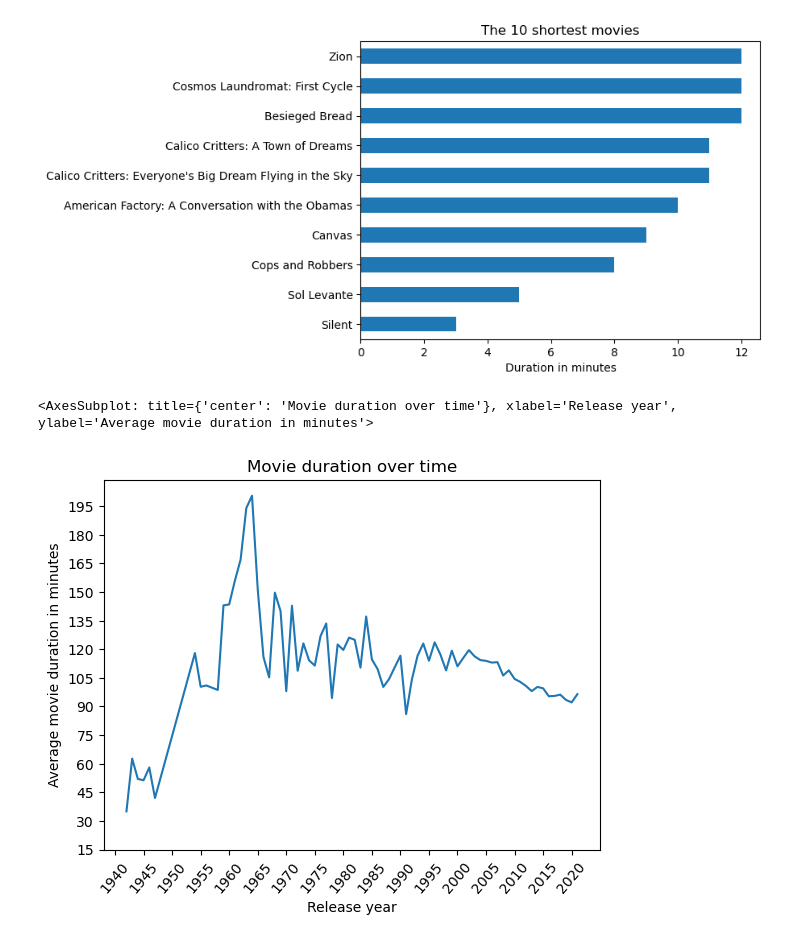
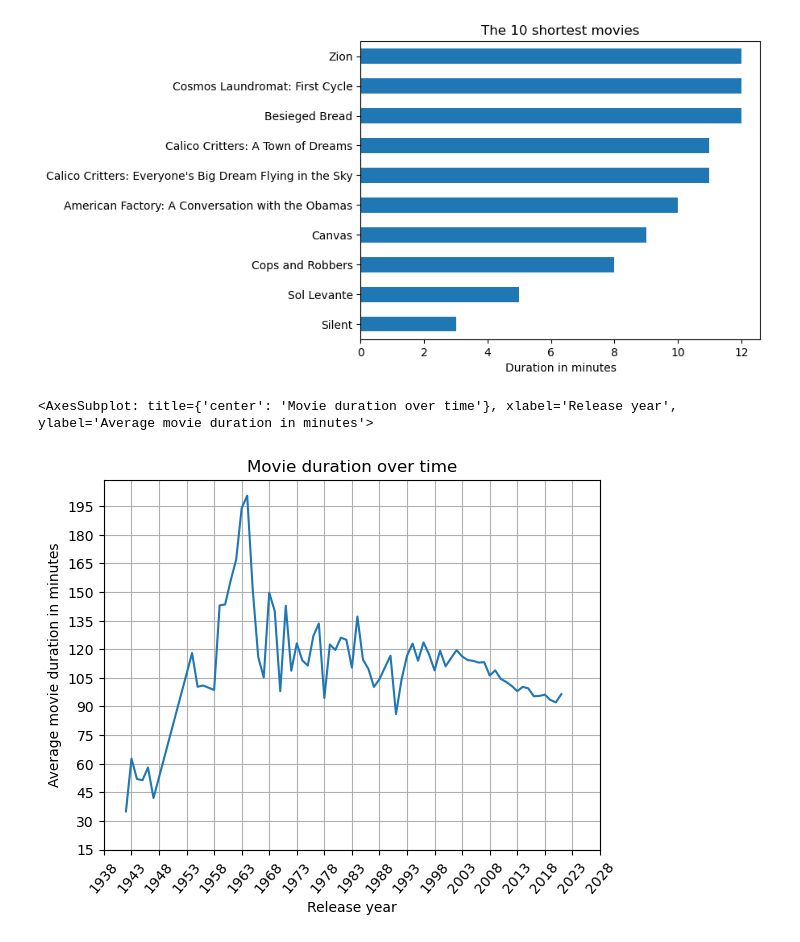
Before and after one commit to lduktus/ta-python, a Jupyter notebook: Netflix.ipynb, the cells around one changed output. Drawn from its saved outputs; the diff is of its cells as text; code cells hidden in the pictures.

```diff
--- a/Netflix.ipynb
+++ b/Netflix.ipynb
@@ -8,7 +12,7 @@ import pandas as pd
 import numpy as np
 import datetime
 
-df = pd.read_csv(r'./ds-netflix-kaggle.csv', header=0).set_index(['show_id', 'title'])
+df = pd.read_csv(r'./data/ds-netflix-kaggle.csv', header=0).set_index(['show_id', 'title'])
 # %% [markdown]
 # Glimpse into the data
 
@@ -186,11 +206,12 @@ shortestMovies.reset_index().plot(kind="barh", title="The 10 shortest movies", y
 # %%
 movies.groupby(['release_year']).mean(numeric_only=True).plot(title="Movie duration over time",
                                                               xlabel="Release year",
                                                               ylabel="Average movie duration in minutes",
                                                               legend=False,
-                                                              xticks=np.arange(start=1940, stop=2022, step=5),
+                                                              xticks=np.arange(start=1938, stop=2029, step=5),
                                                               yticks=np.arange(start=15, stop=200, step=15),
-                                                              rot=50)
+                                                              rot=50,
+                                                              grid=True)
 # %% [output]
 <AxesSubplot: title={'center': 'Movie duration over time'}, xlabel='Release year', ylabel='Average movie duration in minutes'>
-[figure, old version]
+[figure, new version]
```
Also changed, not shown: parts of 3 cells of this notebook.
